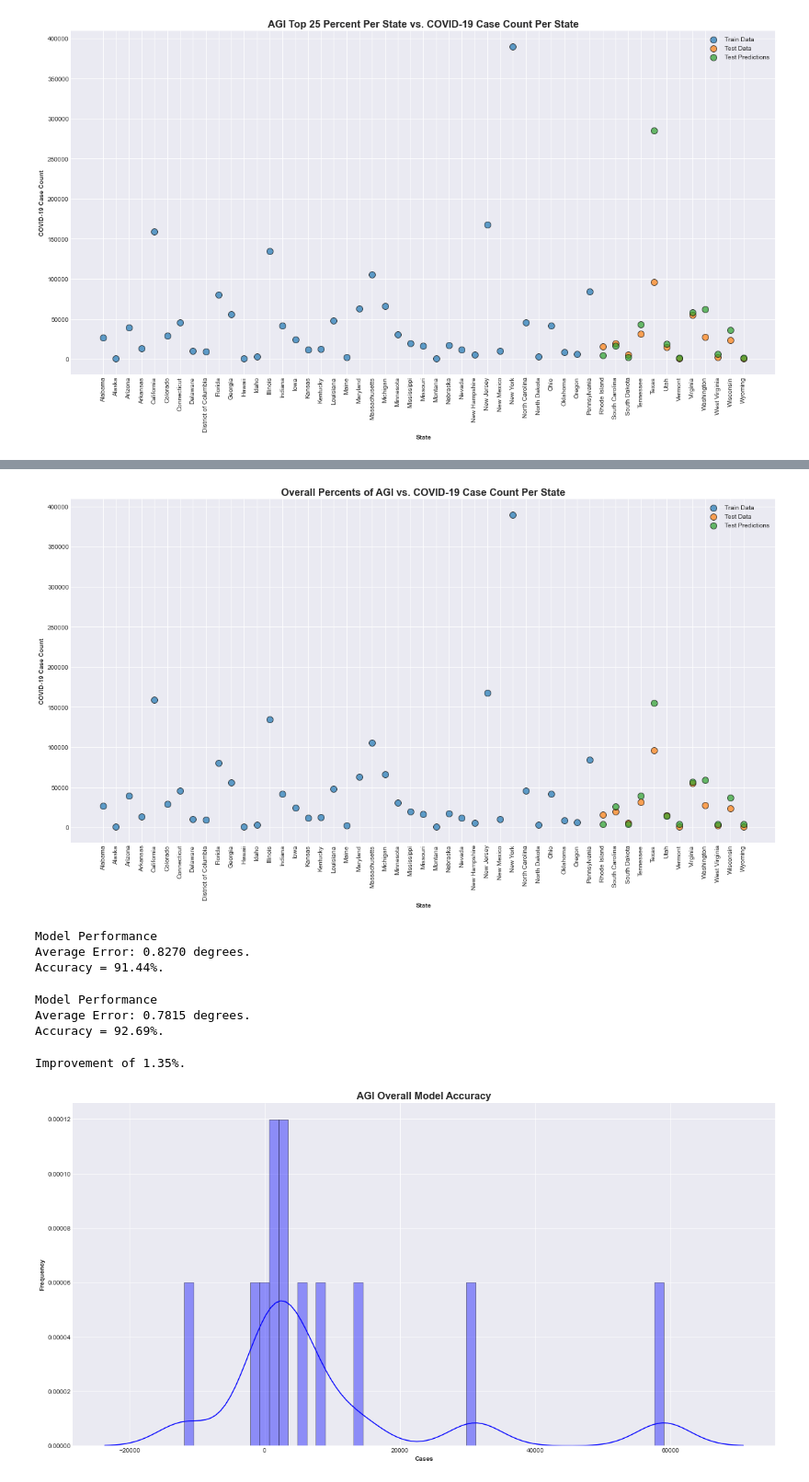
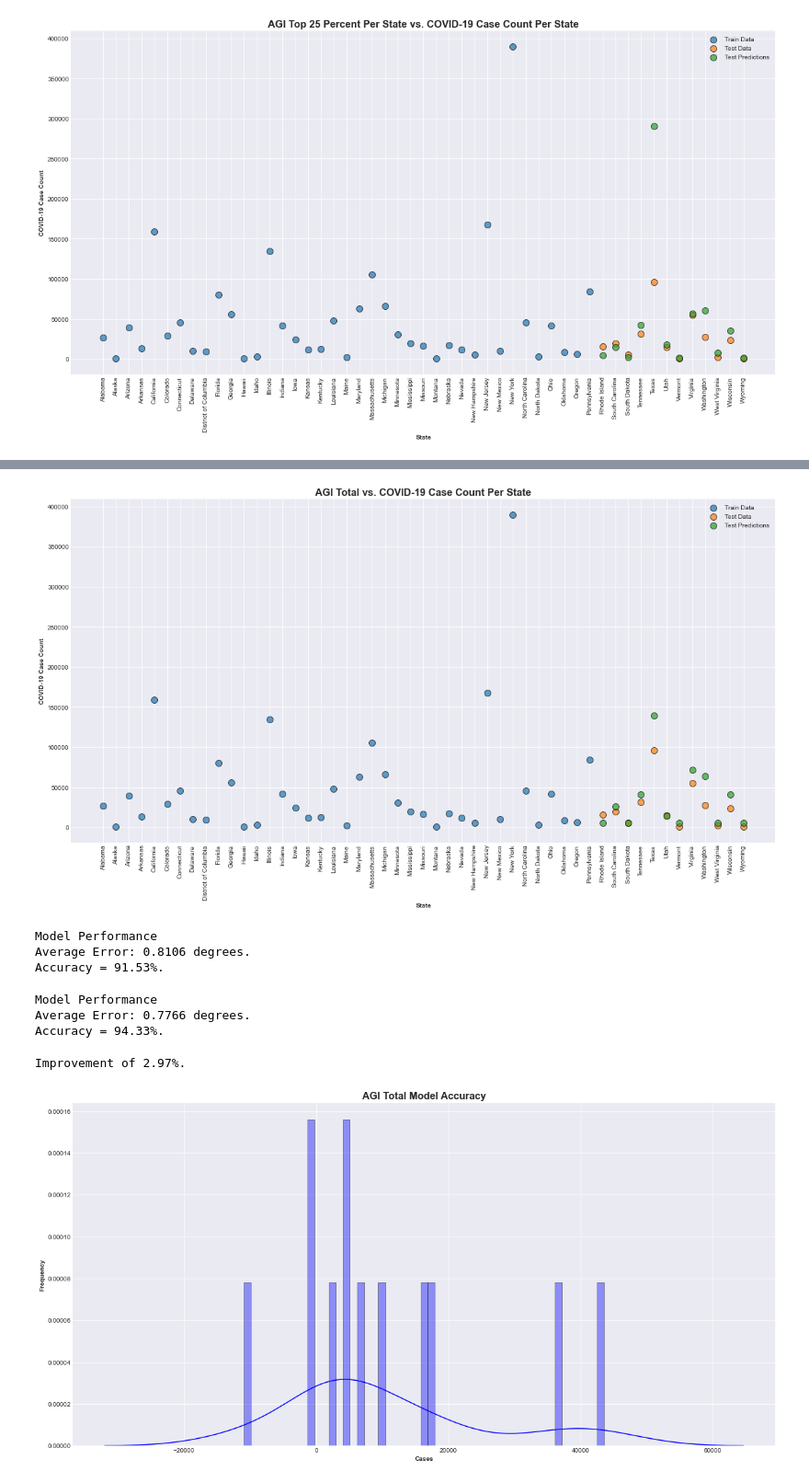
Before and after one commit to aakula7/Health-Literacy-COVID19, a Jupyter notebook: Income/clean data/AGI/RandomForest.ipynb, the cells around one changed output, grey strips where cells are left out. Shown at 92% size. Cells and saved outputs as stored; diff of their text form; code cells hidden in the pictures.

```diff
--- a/Income/clean data/AGI/RandomForest.ipynb
+++ b/Income/clean data/AGI/RandomForest.ipynb
@@ -962,10 +1708,9 @@ plt.show();
 # %%
 param_grid = {
     'bootstrap': [True],
-    'max_depth': [80, 90, 100, 110],
-    'max_features': [6],
-    'min_samples_leaf': [3, 4, 5],
-    'min_samples_split': [8, 10, 12],
+    'max_depth': [10, 20, 30, 40, 50],
+    'min_samples_leaf': [1, 2, 5, 10, 15, 20],
+    'min_samples_split': [8, 10, 12, 16, 20, 24],
     'n_estimators': [100, 200, 300, 400, 500, 1000]
 }
 
@@ -1055,7 +1805,7 @@ plt.figure()
 plt.scatter(x = train['State'], y = train['cases'], linewidths = 1, alpha = 0.7, edgecolor = 'k', s = 100, cmap = 'inferno')
 plt.scatter(x = test['State'], y = test['cases'], linewidths = 1, alpha = 0.7, edgecolor = 'k', s = 100, cmap = 'inferno')
 plt.scatter(x = test['State'], y = test_predictions, linewidths = 1, alpha = 0.7, edgecolor = 'k', s = 100, cmap = 'inferno')
-plt.title('Overall Percents of AGI vs. COVID-19 Case Count Per State', fontsize = 16, fontweight = 'bold')
+plt.title('AGI Total vs. COVID-19 Case Count Per State', fontsize = 16, fontweight = 'bold')
 plt.xlabel('State', fontsize = 10, fontweight = 'bold')
 plt.ylabel('COVID-19 Case Count', fontsize = 10, fontweight = 'bold')
 
@@ -1064,32 +1814,32 @@ plt.legend(['Train Data', 'Test Data', 'Test Predictions'])
 plt.xticks(rotation = 90)
 plt.show();
 # %% [output]
-[figure, old version]
+[figure, new version]
 # %%
 base_accuracy = evaluate(RandomForestModel, X_train_scaled, y_train_scaled)
 # %% [output]
 Model Performance
-Average Error: 0.8270 degrees.
-Accuracy = 91.44%.
+Average Error: 0.8106 degrees.
+Accuracy = 91.53%.
 # %%
 new_accuracy = evaluate(RF_NewModel, X_train_scaled, y_train_scaled)
 # %% [output]
 Model Performance
-Average Error: 0.7815 degrees.
-Accuracy = 92.69%.
+Average Error: 0.7766 degrees.
+Accuracy = 94.33%.
 # %%
 print('Improvement of {:0.2f}%.'.format( 100 * (new_accuracy - base_accuracy) / new_accuracy))
 # %% [output]
-Improvement of 1.35%.
+Improvement of 2.97%.
 # %%
 rcParams['figure.figsize'] = 20, 10
 
 plt.figure()
 sns.distplot((np.array(test_predictions).reshape(-1) - y_test), bins = 51, color = 'b', hist_kws = {'edgecolor':'k'})
-plt.title('AGI Overall Model Accuracy', fontsize = 16, fontweight = 'bold')
+plt.title('AGI Total Model Accuracy', fontsize = 16, fontweight = 'bold')
 plt.xlabel('Cases', fontsize = 10, fontweight = 'bold')
 plt.ylabel('Frequency', fontsize = 10, fontweight = 'bold')
 
 plt.show();
 # %% [output]
-[figure, old version]
+[figure, new version]
```
Also changed, not shown: parts of 124 cells of this notebook, 3 other files.
